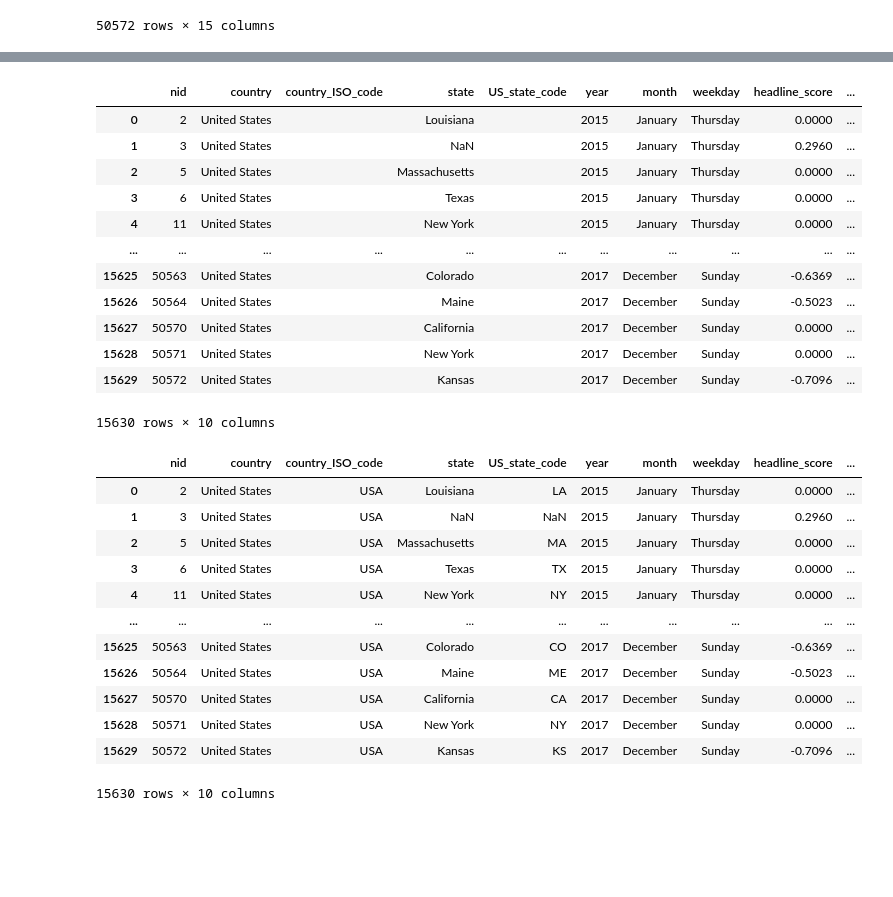
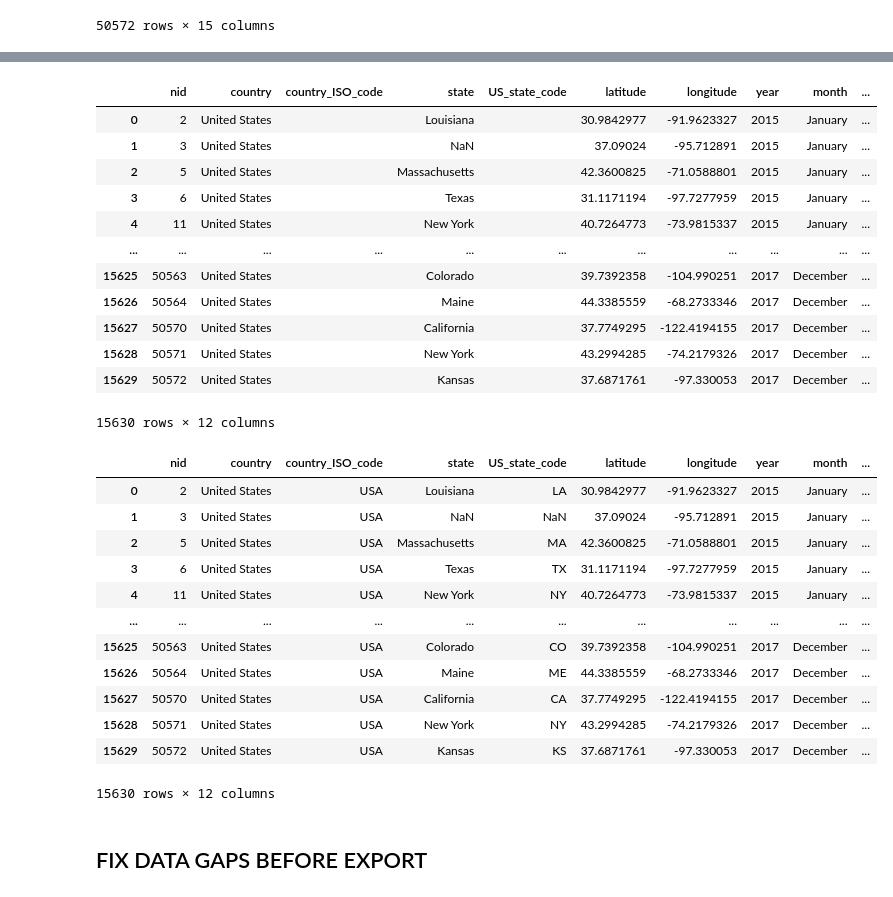
Before and after one commit to iCode13/News-Sentiment-Analysis-App, a Jupyter notebook: news_app/geo_choropleth3_sentiment.ipynb, the cells around one changed output, grey strips where cells are left out. Saved outputs shown, nothing was run; the diff lists cells and outputs as text; code cells hidden in the pictures; blank space fills up the shorter version.

```diff
--- a/news_app/geo_choropleth3_sentiment.ipynb
+++ b/news_app/geo_choropleth3_sentiment.ipynb
@@ -75,6 +75,8 @@ for i in range(len(df)):
             df['state'][i] = df_unique['state'][j]
             df['latitude'][i] = df_unique['latitude'][j]
             df['longitude'][i] = df_unique['longitude'][j]
+        else:
+            continue
 
 df
 # %% [output]
@@ -134,6 +138,6 @@ df_scores
 # Add scores to locations dataframe
 df['headline_score'] = " "
 df['article_score'] = " "
-df = df[['nid', 'country', 'state', 'year', 'month', 'weekday', 'headline_score', 'article_score']]
+df = df[['nid', 'country', 'state', 'latitude', 'longitude', 'year', 'month', 'weekday', 'headline_score', 'article_score']]
 df
 # %% [output]
@@ -165,23 +169,23 @@ df.head()
 # %%
 # Add country code and state code columns to dataframe
 df['country_ISO_code'] = " "
 df['US_state_code'] = " "
-df = df[['nid', 'country', 'country_ISO_code', 'state', 'US_state_code', 'year', 'month', 'weekday', 'headline_score', 'article_score']]
+df = df[['nid', 'country', 'country_ISO_code', 'state', 'US_state_code', 'latitude', 'longitude', 'year', 'month', 'weekday', 'headline_score', 'article_score']]
 df
 # %% [output]
-|  | nid | country | country_ISO_code | state | US_state_code | year | month | weekday | headline_score | ... |
-| 0 | 2 | United States |  | Louisiana |  | 2015 | January | Thursday | 0.0000 | ... |
-| 1 | 3 | United States |  | NaN |  | 2015 | January | Thursday | 0.2960 | ... |
-| 2 | 5 | United States |  | Massachusetts |  | 2015 | January | Thursday | 0.0000 | ... |
-| 3 | 6 | United States |  | Texas |  | 2015 | January | Thursday | 0.0000 | ... |
-| 4 | 11 | United States |  | New York |  | 2015 | January | Thursday | 0.0000 | ... |
+|  | nid | country | country_ISO_code | state | US_state_code | latitude | longitude | year | month | ... |
+| 0 | 2 | United States |  | Louisiana |  | 30.9842977 | -91.9623327 | 2015 | January | ... |
+| 1 | 3 | United States |  | NaN |  | 37.09024 | -95.712891 | 2015 | January | ... |
+| 2 | 5 | United States |  | Massachusetts |  | 42.3600825 | -71.0588801 | 2015 | January | ... |
+| 3 | 6 | United States |  | Texas |  | 31.1171194 | -97.7277959 | 2015 | January | ... |
+| 4 | 11 | United States |  | New York |  | 40.7264773 | -73.9815337 | 2015 | January | ... |
 | ... | ... | ... | ... | ... | ... | ... | ... | ... | ... | ... |
-| 15625 | 50563 | United States |  | Colorado |  | 2017 | December | Sunday | -0.6369 | ... |
-| 15626 | 50564 | United States |  | Maine |  | 2017 | December | Sunday | -0.5023 | ... |
-| 15627 | 50570 | United States |  | California |  | 2017 | December | Sunday | 0.0000 | ... |
-| 15628 | 50571 | United States |  | New York |  | 2017 | December | Sunday | 0.0000 | ... |
-| 15629 | 50572 | United States |  | Kansas |  | 2017 | December | Sunday | -0.7096 | ... |
+| 15625 | 50563 | United States |  | Colorado |  | 39.7392358 | -104.990251 | 2017 | December | ... |
+| 15626 | 50564 | United States |  | Maine |  | 44.3385559 | -68.2733346 | 2017 | December | ... |
+| 15627 | 50570 | United States |  | California |  | 37.7749295 | -122.4194155 | 2017 | December | ... |
+| 15628 | 50571 | United States |  | New York |  | 43.2994285 | -74.2179326 | 2017 | December | ... |
+| 15629 | 50572 | United States |  | Kansas |  | 37.6871761 | -97.330053 | 2017 | December | ... |
-15630 rows × 10 columns
+15630 rows × 12 columns
 # %%
 # Get ISO country codes from "pycountry" library
 # Get US state codes from "us" library
@@ -204,19 +208,21 @@ for i in range(len(df)):
 
 df
 # %% [output]
-|  | nid | country | country_ISO_code | state | US_state_code | year | month | weekday | headline_score | ... |
-| 0 | 2 | United States | USA | Louisiana | LA | 2015 | January | Thursday | 0.0000 | ... |
-| 1 | 3 | United States | USA | NaN | NaN | 2015 | January | Thursday | 0.2960 | ... |
-| 2 | 5 | United States | USA | Massachusetts | MA | 2015 | January | Thursday | 0.0000 | ... |
-| 3 | 6 | United States | USA | Texas | TX | 2015 | January | Thursday | 0.0000 | ... |
-| 4 | 11 | United States | USA | New York | NY | 2015 | January | Thursday | 0.0000 | ... |
+|  | nid | country | country_ISO_code | state | US_state_code | latitude | longitude | year | month | ... |
+| 0 | 2 | United States | USA | Louisiana | LA | 30.9842977 | -91.9623327 | 2015 | January | ... |
+| 1 | 3 | United States | USA | NaN | NaN | 37.09024 | -95.712891 | 2015 | January | ... |
+| 2 | 5 | United States | USA | Massachusetts | MA | 42.3600825 | -71.0588801 | 2015 | January | ... |
+| 3 | 6 | United States | USA | Texas | TX | 31.1171194 | -97.7277959 | 2015 | January | ... |
+| 4 | 11 | United States | USA | New York | NY | 40.7264773 | -73.9815337 | 2015 | January | ... |
 | ... | ... | ... | ... | ... | ... | ... | ... | ... | ... | ... |
-| 15625 | 50563 | United States | USA | Colorado | CO | 2017 | December | Sunday | -0.6369 | ... |
-| 15626 | 50564 | United States | USA | Maine | ME | 2017 | December | Sunday | -0.5023 | ... |
-| 15627 | 50570 | United States | USA | California | CA | 2017 | December | Sunday | 0.0000 | ... |
-| 15628 | 50571 | United States | USA | New York | NY | 2017 | December | Sunday | 0.0000 | ... |
-| 15629 | 50572 | United States | USA | Kansas | KS | 2017 | December | Sunday | -0.7096 | ... |
+| 15625 | 50563 | United States | USA | Colorado | CO | 39.7392358 | -104.990251 | 2017 | December | ... |
+| 15626 | 50564 | United States | USA | Maine | ME | 44.3385559 | -68.2733346 | 2017 | December | ... |
+| 15627 | 50570 | United States | USA | California | CA | 37.7749295 | -122.4194155 | 2017 | December | ... |
+| 15628 | 50571 | United States | USA | New York | NY | 43.2994285 | -74.2179326 | 2017 | December | ... |
+| 15629 | 50572 | United States | USA | Kansas | KS | 37.6871761 | -97.330053 | 2017 | December | ... |
-15630 rows × 10 columns
+15630 rows × 12 columns
+# %% [markdown]
+## FIX DATA GAPS BEFORE EXPORT
 # %%
 # Convert to CSV to save news location data with sentiment data and dates
 
```
Also changed, not shown: parts of 3 cells of this notebook, 5 other files.
